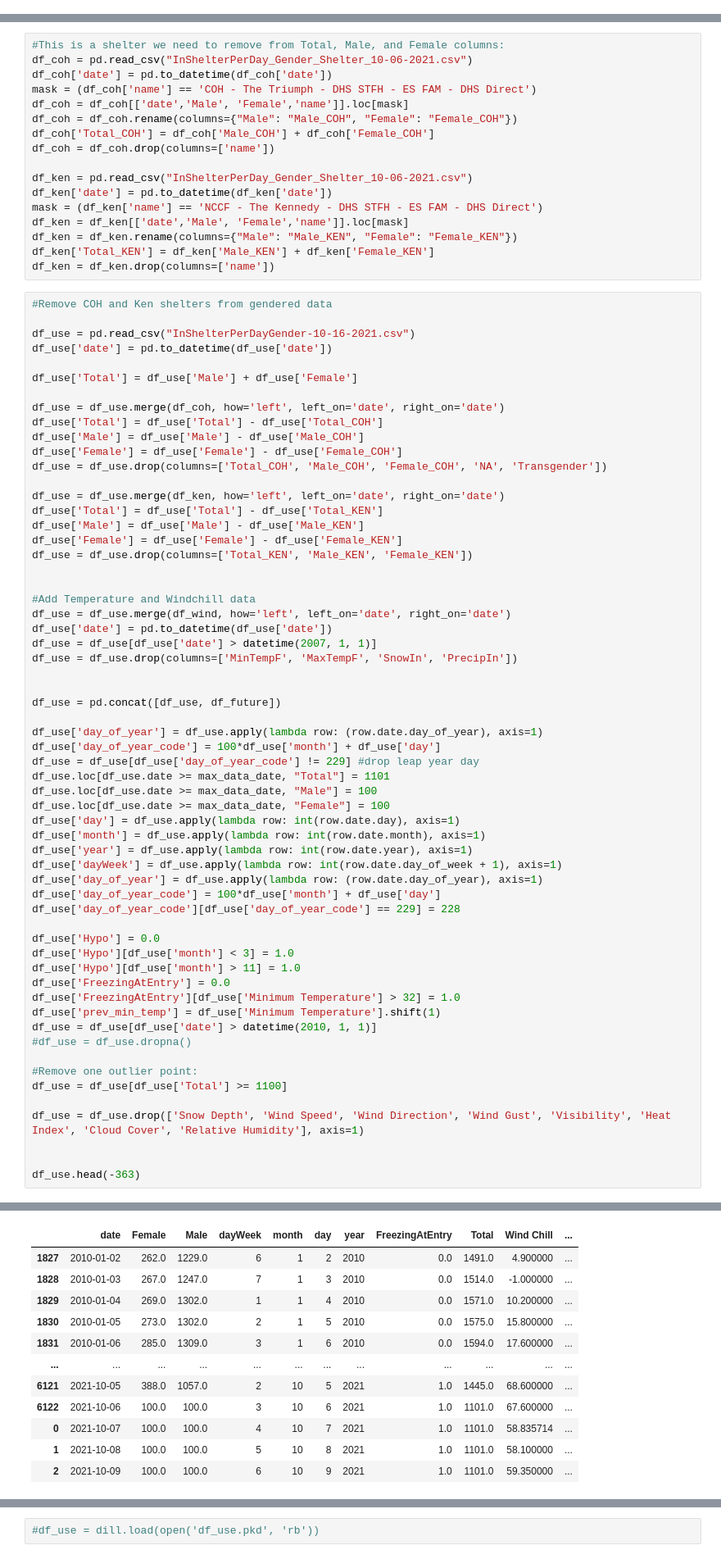
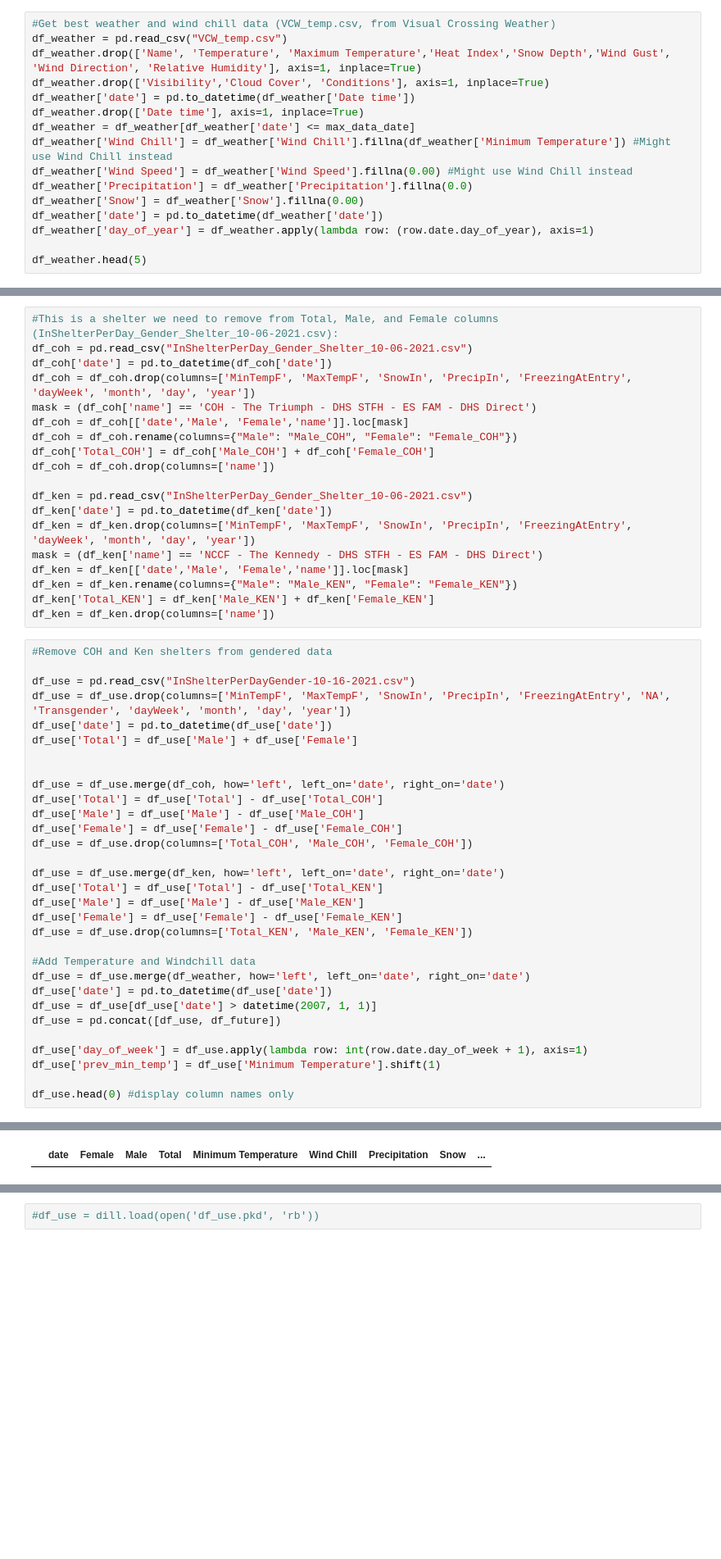
Before and after one commit to krycket/TDI_Capstone, a Jupyter notebook: DCHomelessnessPrediction.ipynb, the cells around one changed output, grey strips where cells are left out. Shown at 82% size. Drawn from its saved outputs; the diff is of its cells as text; blank space fills up the shorter version.

```diff
--- a/DCHomelessnessPrediction.ipynb
+++ b/DCHomelessnessPrediction.ipynb
@@ -101,0 +27,16 @@ See the caveats in the documentation: https://pandas.pydata.org/pandas-docs/stab
+# %%
+#Get best weather and wind chill data (VCW_temp.csv, from Visual Crossing Weather)
+df_weather = pd.read_csv("VCW_temp.csv")
+df_weather.drop(['Name', 'Temperature', 'Maximum Temperature','Heat Index','Snow Depth','Wind Gust', 'Wind Direction', 'Relative Humidity'], axis=1, inplace=True)
+df_weather.drop(['Visibility','Cloud Cover', 'Conditions'], axis=1, inplace=True)
+df_weather['date'] = pd.to_datetime(df_weather['Date time'])
+df_weather.drop(['Date time'], axis=1, inplace=True)
+df_weather = df_weather[df_weather['date'] <= max_data_date]
+df_weather['Wind Chill'] = df_weather['Wind Chill'].fillna(df_weather['Minimum Temperature']) #Might use Wind Chill instead
+df_weather['Wind Speed'] = df_weather['Wind Speed'].fillna(0.00) #Might use Wind Chill instead
+df_weather['Precipitation'] = df_weather['Precipitation'].fillna(0.0)
+df_weather['Snow'] = df_weather['Snow'].fillna(0.00)
+df_weather['date'] = pd.to_datetime(df_weather['date'])
+df_weather['day_of_year'] = df_weather.apply(lambda row: (row.date.day_of_year), axis=1)
+
+df_weather.head(5)
@@ -102,7 +84,8 @@ See the caveats in the documentation: https://pandas.pydata.org/pandas-docs/stab
 # %%
-#This is a shelter we need to remove from Total, Male, and Female columns:
+#This is a shelter we need to remove from Total, Male, and Female columns (InShelterPerDay_Gender_Shelter_10-06-2021.csv):
 df_coh = pd.read_csv("InShelterPerDay_Gender_Shelter_10-06-2021.csv")
 df_coh['date'] = pd.to_datetime(df_coh['date'])
+df_coh = df_coh.drop(columns=['MinTempF', 'MaxTempF', 'SnowIn', 'PrecipIn', 'FreezingAtEntry', 'dayWeek', 'month', 'day', 'year'])
 mask = (df_coh['name'] == 'COH - The Triumph - DHS STFH - ES FAM - DHS Direct')
 df_coh = df_coh[['date','Male', 'Female','name']].loc[mask]
 df_coh = df_coh.rename(columns={"Male": "Male_COH", "Female": "Female_COH"})
@@ -111,6 +94,7 @@ df_coh = df_coh.drop(columns=['name'])
 
 df_ken = pd.read_csv("InShelterPerDay_Gender_Shelter_10-06-2021.csv")
 df_ken['date'] = pd.to_datetime(df_ken['date'])
+df_ken = df_ken.drop(columns=['MinTempF', 'MaxTempF', 'SnowIn', 'PrecipIn', 'FreezingAtEntry',  'dayWeek', 'month', 'day', 'year'])
 mask = (df_ken['name'] == 'NCCF - The Kennedy - DHS STFH - ES FAM - DHS Direct')
 df_ken = df_ken[['date','Male', 'Female','name']].loc[mask]
 df_ken = df_ken.rename(columns={"Male": "Male_KEN", "Female": "Female_KEN"})
@@ -120,15 +104,16 @@ df_ken = df_ken.drop(columns=['name'])
 #Remove COH and Ken shelters from gendered data
 
 df_use = pd.read_csv("InShelterPerDayGender-10-16-2021.csv")
+df_use = df_use.drop(columns=['MinTempF', 'MaxTempF', 'SnowIn', 'PrecipIn', 'FreezingAtEntry', 'NA', 'Transgender', 'dayWeek', 'month', 'day', 'year'])
 df_use['date'] = pd.to_datetime(df_use['date'])
+df_use['Total'] = df_use['Male'] + df_use['Female']
 
-df_use['Total'] = df_use['Male'] + df_use['Female']
 
 df_use = df_use.merge(df_coh, how='left', left_on='date', right_on='date')
 df_use['Total'] = df_use['Total'] - df_use['Total_COH']
 df_use['Male'] = df_use['Male'] - df_use['Male_COH']
 df_use['Female'] = df_use['Female'] - df_use['Female_COH']
-df_use = df_use.drop(columns=['Total_COH', 'Male_COH', 'Female_COH', 'NA', 'Transgender'])
+df_use = df_use.drop(columns=['Total_COH', 'Male_COH', 'Female_COH'])
 
 df_use = df_use.merge(df_ken, how='left', left_on='date', right_on='date')
 df_use['Total'] = df_use['Total'] - df_use['Total_KEN']
@@ -136,44 +121,14 @@ df_use['Male'] = df_use['Male'] - df_use['Male_KEN']
 df_use['Female'] = df_use['Female'] - df_use['Female_KEN']
 df_use = df_use.drop(columns=['Total_KEN', 'Male_KEN', 'Female_KEN'])
 
-
 #Add Temperature and Windchill data
-df_use = df_use.merge(df_wind, how='left', left_on='date', right_on='date')
+df_use = df_use.merge(df_weather, how='left', left_on='date', right_on='date')
 df_use['date'] = pd.to_datetime(df_use['date'])
 df_use = df_use[df_use['date'] > datetime(2007, 1, 1)]
-df_use = df_use.drop(columns=['MinTempF', 'MaxTempF', 'SnowIn', 'PrecipIn'])
-
-
 df_use = pd.concat([df_use, df_future])
 
-df_use['day_of_year'] = df_use.apply(lambda row: (row.date.day_of_year), axis=1)
-df_use['day_of_year_code'] = 100*df_use['month'] + df_use['day']
-df_use = df_use[df_use['day_of_year_code'] != 229] #drop leap year day
-df_use.loc[df_use.date >= max_data_date, "Total"] = 1101
-df_use.loc[df_use.date >= max_data_date, "Male"] = 100
-df_use.loc[df_use.date >= max_data_date, "Female"] = 100
-df_use['day'] = df_use.apply(lambda row: int(row.date.day), axis=1)
-df_use['month'] = df_use.apply(lambda row: int(row.date.month), axis=1)
-df_use['year'] = df_use.apply(lambda row: int(row.date.year), axis=1)
-df_use['dayWeek'] = df_use.apply(lambda row: int(row.date.day_of_week + 1), axis=1)
-df_use['day_of_year'] = df_use.apply(lambda row: (row.date.day_of_year), axis=1)
-df_use['day_of_year_code'] = 100*df_use['month'] + df_use['day']
-df_use['day_of_year_code'][df_use['day_of_year_code'] == 229] = 228
+df_use['day_of_week'] = df_use.apply(lambda row: int(row.date.day_of_week + 1), axis=1)
+df_use['prev_min_temp'] = df_use['Minimum Temperature'].shift(1)
 
-df_use['Hypo'] = 0.0
-df_use['Hypo'][df_use['month'] < 3] = 1.0
-df_use['Hypo'][df_use['month'] > 11] = 1.0
-df_use['FreezingAtEntry'] = 0.0
-df_use['FreezingAtEntry'][df_use['Minimum Temperature'] > 32] = 1.0
-df_use['prev_min_temp'] = df_use['Minimum Temperature'].shift(1)
-df_use = df_use[df_use['date'] > datetime(2010, 1, 1)]
-#df_use = df_use.dropna()
-
-#Remove one outlier point:
-df_use = df_use[df_use['Total'] >= 1100]
-
-df_use = df_use.drop(['Snow Depth', 'Wind Speed', 'Wind Direction', 'Wind Gust', 'Visibility', 'Heat Index', 'Cloud Cover', 'Relative Humidity'], axis=1)
-
-
-df_use.head(-363)
+df_use.head(0) #display column names only
 # %% [output]
@@ -197,12 +135 @@ See the caveats in the documentation: https://pandas.pydata.org/pandas-docs/stab
-|  | date | Female | Male | dayWeek | month | day | year | FreezingAtEntry | Total | Wind Chill | ... |
-| 1827 | 2010-01-02 | 262.0 | 1229.0 | 6 | 1 | 2 | 2010 | 0.0 | 1491.0 | 4.900000 | ... |
-| 1828 | 2010-01-03 | 267.0 | 1247.0 | 7 | 1 | 3 | 2010 | 0.0 | 1514.0 | -1.000000 | ... |
-| 1829 | 2010-01-04 | 269.0 | 1302.0 | 1 | 1 | 4 | 2010 | 0.0 | 1571.0 | 10.200000 | ... |
-| 1830 | 2010-01-05 | 273.0 | 1302.0 | 2 | 1 | 5 | 2010 | 0.0 | 1575.0 | 15.800000 | ... |
-| 1831 | 2010-01-06 | 285.0 | 1309.0 | 3 | 1 | 6 | 2010 | 0.0 | 1594.0 | 17.600000 | ... |
-| ... | ... | ... | ... | ... | ... | ... | ... | ... | ... | ... | ... |
-| 6121 | 2021-10-05 | 388.0 | 1057.0 | 2 | 10 | 5 | 2021 | 1.0 | 1445.0 | 68.600000 | ... |
-| 6122 | 2021-10-06 | 100.0 | 100.0 | 3 | 10 | 6 | 2021 | 1.0 | 1101.0 | 67.600000 | ... |
-| 0 | 2021-10-07 | 100.0 | 100.0 | 4 | 10 | 7 | 2021 | 1.0 | 1101.0 | 58.835714 | ... |
-| 1 | 2021-10-08 | 100.0 | 100.0 | 5 | 10 | 8 | 2021 | 1.0 | 1101.0 | 58.100000 | ... |
-| 2 | 2021-10-09 | 100.0 | 100.0 | 6 | 10 | 9 | 2021 | 1.0 | 1101.0 | 59.350000 | ... |
+|  | date | Female | Male | Total | Minimum Temperature | Wind Chill | Precipitation | Snow | ... |
```
Also changed, not shown: parts of 30 cells of this notebook.
